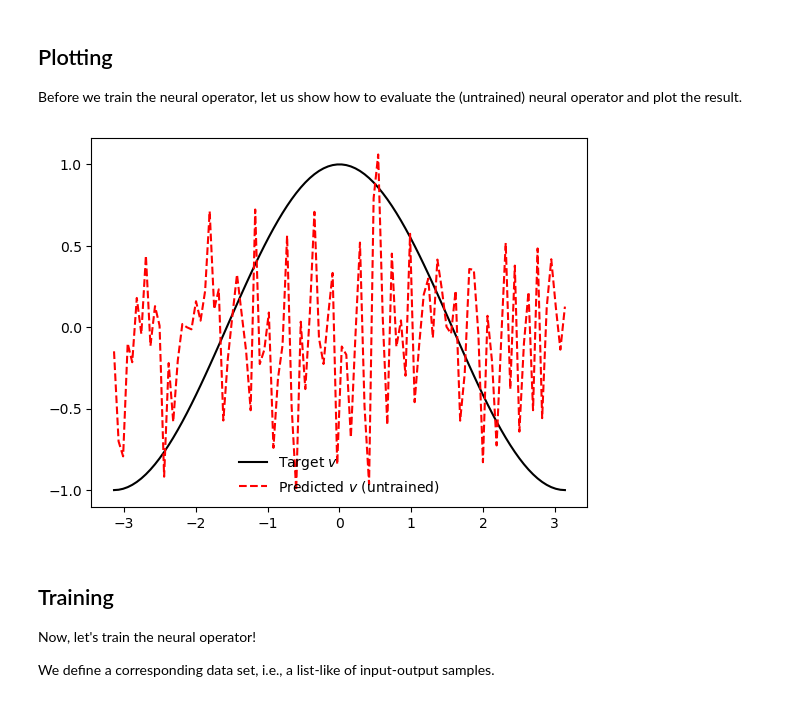
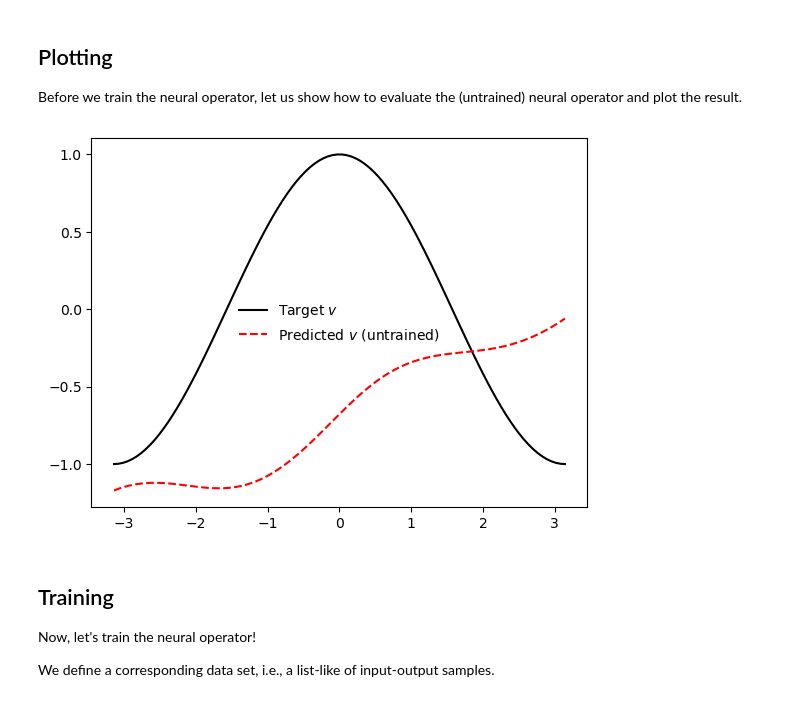
Before and after one commit to aai-institute/continuiti, a Jupyter notebook: notebooks/basics.ipynb, the cells around one changed output. Saved outputs shown, nothing was run; the diff lists cells and outputs as text; code cells hidden in the pictures.

Commit message:
update notebooks to current dataset convention

```diff
--- a/notebooks/basics.ipynb
+++ b/notebooks/basics.ipynb
@@ -40,11 +40,13 @@ x = torch.linspace(-L, L, num_sensors)
 y = torch.linspace(-L, L, num_evaluations)  # here the domain of the derivative is the same as the domain of the function
 
 # This dataset contains only a single sample (first dimension of all tensors)
+n_observations = 1
+u_dim = x_dim = y_dim = v_dim = 1
 dataset = OperatorDataset(
-    x=x.reshape(1, -1, 1),
-    u=u(x).reshape(1, -1, 1),
-    y=y.reshape(1, 1, -1),
-    v=v(y).reshape(1, 1, -1)
+    x=x.reshape(n_observations, num_sensors, x_dim),
+    u=u(x).reshape(n_observations, num_sensors, u_dim),
+    y=y.reshape(n_observations, num_evaluations, y_dim),
+    v=v(y).reshape(n_observations, num_evaluations, v_dim)
 )
 data_loader = DataLoader(dataset)
 
@@ -85,16 +87,16 @@ Before we train the neural operator, let us show how to evaluate the (untrained)
 neural operator and plot the result.
 # %%
 # Call operator
-x, u, y, v = dataset[0]
-v_pred = operator(x.unsqueeze(0), u.unsqueeze(0), y.unsqueeze(0))
+x, u, y, v = dataset[:]
+v_pred = operator(x, u, y)
 
 # Plot the predicted function
 plt.plot(y.squeeze(), v.squeeze(), "k-", label="Target $v$")
 plt.plot(y.squeeze(), v_pred.detach().squeeze(), "r--", label="Predicted $v$ (untrained)")
 plt.legend()
 plt.show()
 # %% [output]
-[figure, old version]
+[figure, new version]
 # %% [markdown]
 ## Training
 
```
Also changed, not shown: parts of 2 cells of this notebook, 3 other files.
